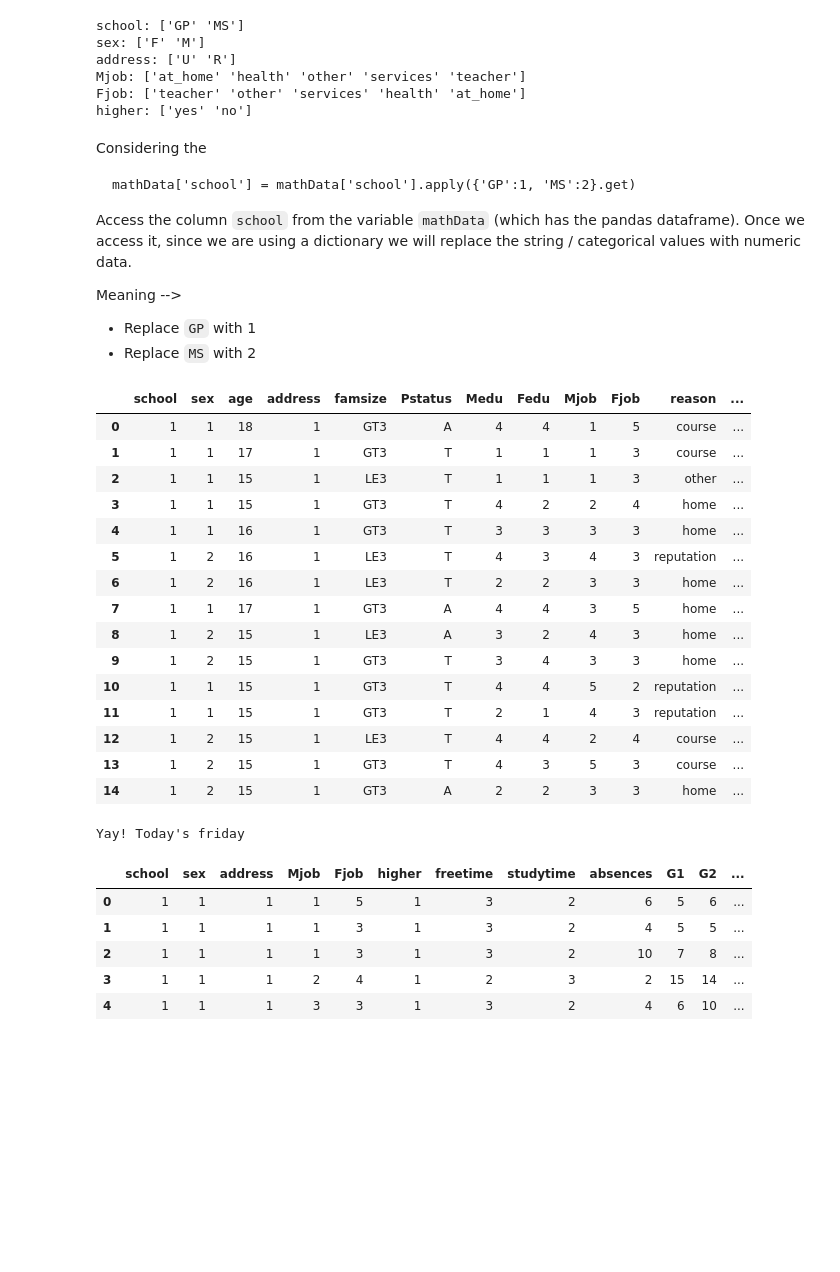
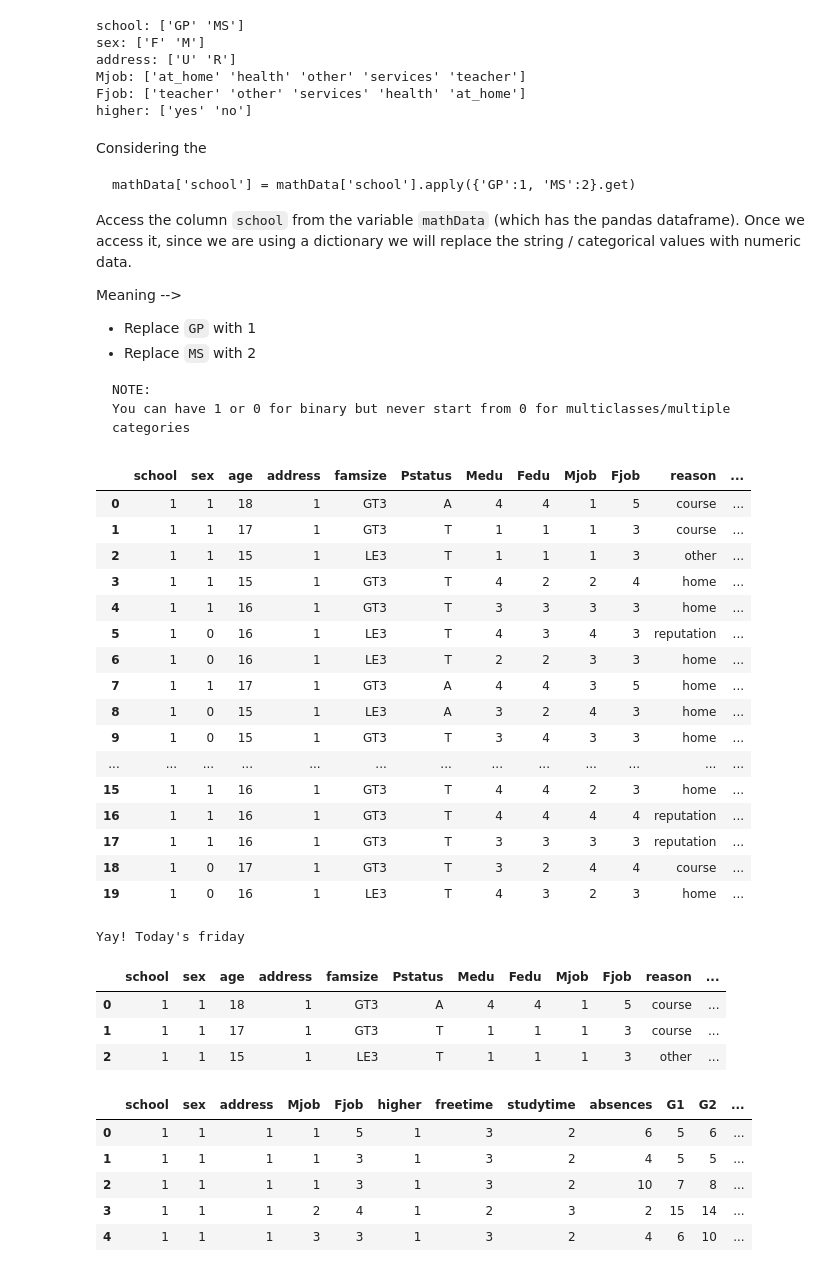
Before and after one commit to shivanishimpi/MLnow_2.0, a Jupyter notebook: 02_ExploratoryDataAnalysis.ipynb, the cells around one changed output. Saved outputs shown, nothing was run; the diff lists cells and outputs as text; code cells hidden in the pictures; blank space fills up the shorter version.

````diff
--- a/02_ExploratoryDataAnalysis.ipynb
+++ b/02_ExploratoryDataAnalysis.ipynb
@@ -108,39 +114,47 @@ Once we access it, since we are using a dictionary we will replace the string /
 Meaning -->
 - Replace `GP` with 1
 - Replace `MS` with 2
+
+
+
+```
+NOTE:
+You can have 1 or 0 for binary but never start from 0 for multiclasses/multiple categories
+```
 # %%
 #convert the categories into numbers
 
 #binary valued
 
-mathData['school'] = mathData['school'].apply({'GP':1, 'MS':2}.get)
-mathData['sex'] = mathData['sex'].apply({'F':1, 'M':2}.get)
-mathData['address'] = mathData['address'].apply({'U':1, 'R':2}.get)
-mathData['higher'] = mathData['higher'].apply({'yes':1, 'no':2}.get)
+mathData['school'] = mathData['school'].apply({'GP':1, 'MS':0}.get)
+mathData['sex'] = mathData['sex'].apply({'F':1, 'M':0}.get)
+mathData['address'] = mathData['address'].apply({'U':1, 'R':0}.get)
+mathData['higher'] = mathData['higher'].apply({'yes':1, 'no':0}.get)
 
 
 #multi-valued
 mathData['Mjob'] = mathData['Mjob'].apply({'at_home':1, 'health':2, 'other':3, 'services':4, 'teacher':5}.get)
 mathData['Fjob'] = mathData['Fjob'].apply({'at_home':1, 'health':2, 'other':3, 'services':4, 'teacher':5}.get)
 
-mathData.head(15)
+mathData.head(20)
 # %% [output]
 |  | school | sex | age | address | famsize | Pstatus | Medu | Fedu | Mjob | Fjob | reason | ... |
 | 0 | 1 | 1 | 18 | 1 | GT3 | A | 4 | 4 | 1 | 5 | course | ... |
 | 1 | 1 | 1 | 17 | 1 | GT3 | T | 1 | 1 | 1 | 3 | course | ... |
 | 2 | 1 | 1 | 15 | 1 | LE3 | T | 1 | 1 | 1 | 3 | other | ... |
 | 3 | 1 | 1 | 15 | 1 | GT3 | T | 4 | 2 | 2 | 4 | home | ... |
 | 4 | 1 | 1 | 16 | 1 | GT3 | T | 3 | 3 | 3 | 3 | home | ... |
-| 5 | 1 | 2 | 16 | 1 | LE3 | T | 4 | 3 | 4 | 3 | reputation | ... |
-| 6 | 1 | 2 | 16 | 1 | LE3 | T | 2 | 2 | 3 | 3 | home | ... |
+| 5 | 1 | 0 | 16 | 1 | LE3 | T | 4 | 3 | 4 | 3 | reputation | ... |
+| 6 | 1 | 0 | 16 | 1 | LE3 | T | 2 | 2 | 3 | 3 | home | ... |
 | 7 | 1 | 1 | 17 | 1 | GT3 | A | 4 | 4 | 3 | 5 | home | ... |
-| 8 | 1 | 2 | 15 | 1 | LE3 | A | 3 | 2 | 4 | 3 | home | ... |
-| 9 | 1 | 2 | 15 | 1 | GT3 | T | 3 | 4 | 3 | 3 | home | ... |
-| 10 | 1 | 1 | 15 | 1 | GT3 | T | 4 | 4 | 5 | 2 | reputation | ... |
-| 11 | 1 | 1 | 15 | 1 | GT3 | T | 2 | 1 | 4 | 3 | reputation | ... |
-| 12 | 1 | 2 | 15 | 1 | LE3 | T | 4 | 4 | 2 | 4 | course | ... |
-| 13 | 1 | 2 | 15 | 1 | GT3 | T | 4 | 3 | 5 | 3 | course | ... |
-| 14 | 1 | 2 | 15 | 1 | GT3 | A | 2 | 2 | 3 | 3 | home | ... |
+| 8 | 1 | 0 | 15 | 1 | LE3 | A | 3 | 2 | 4 | 3 | home | ... |
+| 9 | 1 | 0 | 15 | 1 | GT3 | T | 3 | 4 | 3 | 3 | home | ... |
+| ... | ... | ... | ... | ... | ... | ... | ... | ... | ... | ... | ... | ... |
+| 15 | 1 | 1 | 16 | 1 | GT3 | T | 4 | 4 | 2 | 3 | home | ... |
+| 16 | 1 | 1 | 16 | 1 | GT3 | T | 4 | 4 | 4 | 4 | reputation | ... |
+| 17 | 1 | 1 | 16 | 1 | GT3 | T | 3 | 3 | 3 | 3 | reputation | ... |
+| 18 | 1 | 0 | 17 | 1 | GT3 | T | 3 | 2 | 4 | 4 | course | ... |
+| 19 | 1 | 0 | 16 | 1 | LE3 | T | 4 | 3 | 2 | 3 | home | ... |
 # %%
 #@title Begin from Friday
 
@@ -148,6 +162,13 @@ mathData.head(15)
 print("Yay! Today's friday")
 # %% [output]
 Yay! Today's friday
+# %%
+mathData.head(3)
+# %% [output]
+|  | school | sex | age | address | famsize | Pstatus | Medu | Fedu | Mjob | Fjob | reason | ... |
+| 0 | 1 | 1 | 18 | 1 | GT3 | A | 4 | 4 | 1 | 5 | course | ... |
+| 1 | 1 | 1 | 17 | 1 | GT3 | T | 1 | 1 | 1 | 3 | course | ... |
+| 2 | 1 | 1 | 15 | 1 | LE3 | T | 1 | 1 | 1 | 3 | other | ... |
 # %%
 #consider the below columns from the DataFrame
 
````
Also changed, not shown: parts of 16 cells of this notebook.
